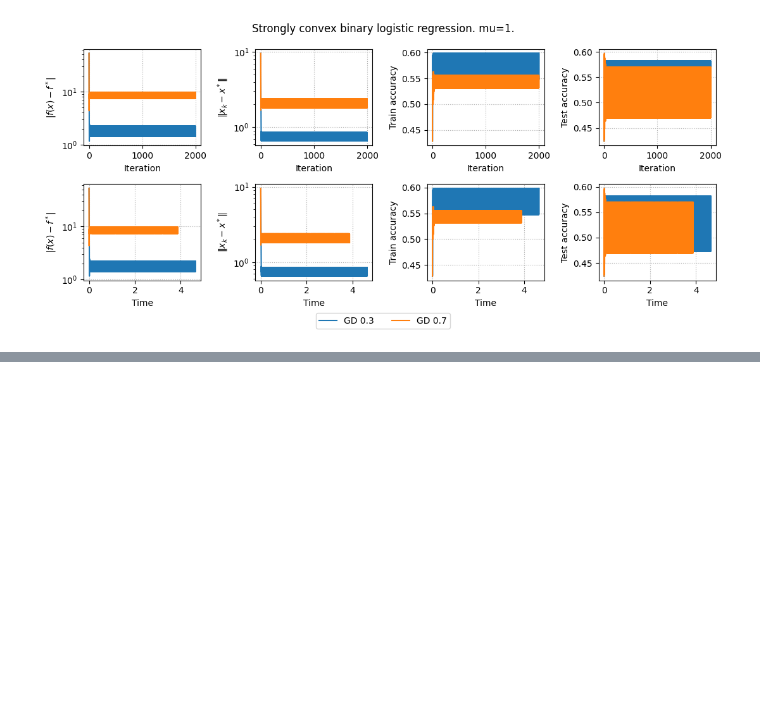
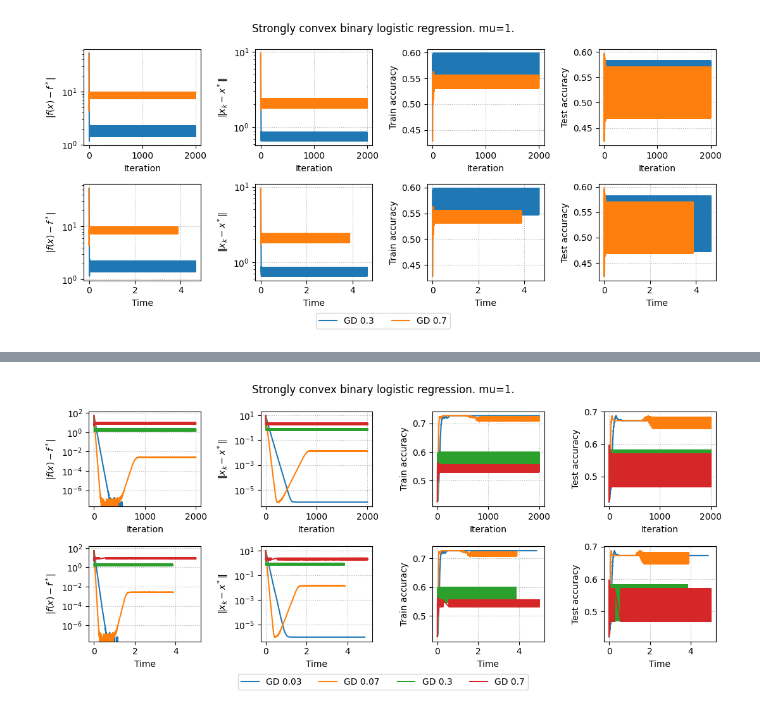
Before and after one commit to ninakrivulets/BioInf-1, a Jupyter notebook: assets/Notebooks/Hessian_free_Newton.ipynb, the cells around one changed output, grey strips where cells are left out. Saved outputs shown, nothing was run; the diff lists cells and outputs as text; code cells hidden in the pictures; blank space fills up the shorter version.

```diff
--- a/assets/Notebooks/Hessian_free_Newton.ipynb
+++ b/assets/Notebooks/Hessian_free_Newton.ipynb
@@ -384,0 +422,33 @@ plot_results(results, params)
+# %%
+params = {
+    "mu": 1,
+    "m": 1000,
+    "n": 100,
+    "methods": [
+        {
+            "method": "GD",
+            "learning_rate": 3e-2,
+            "iterations": 2000,
+        },
+        {
+            "method": "GD",
+            "learning_rate": 7e-2,
+            "iterations": 2000,
+        },
+        {
+            "method": "GD",
+            "learning_rate": 3e-1,
+            "iterations": 2000,
+        },
+        {
+            "method": "GD",
+            "learning_rate": 7e-1,
+            "iterations": 2000,
+        },
+    ]
+}
+
+results, params = run_experiments(params)
+plot_results(results, params)
+# %% [output]
+[figure, added]
```
Also changed, not shown: parts of 19 cells of this notebook.
